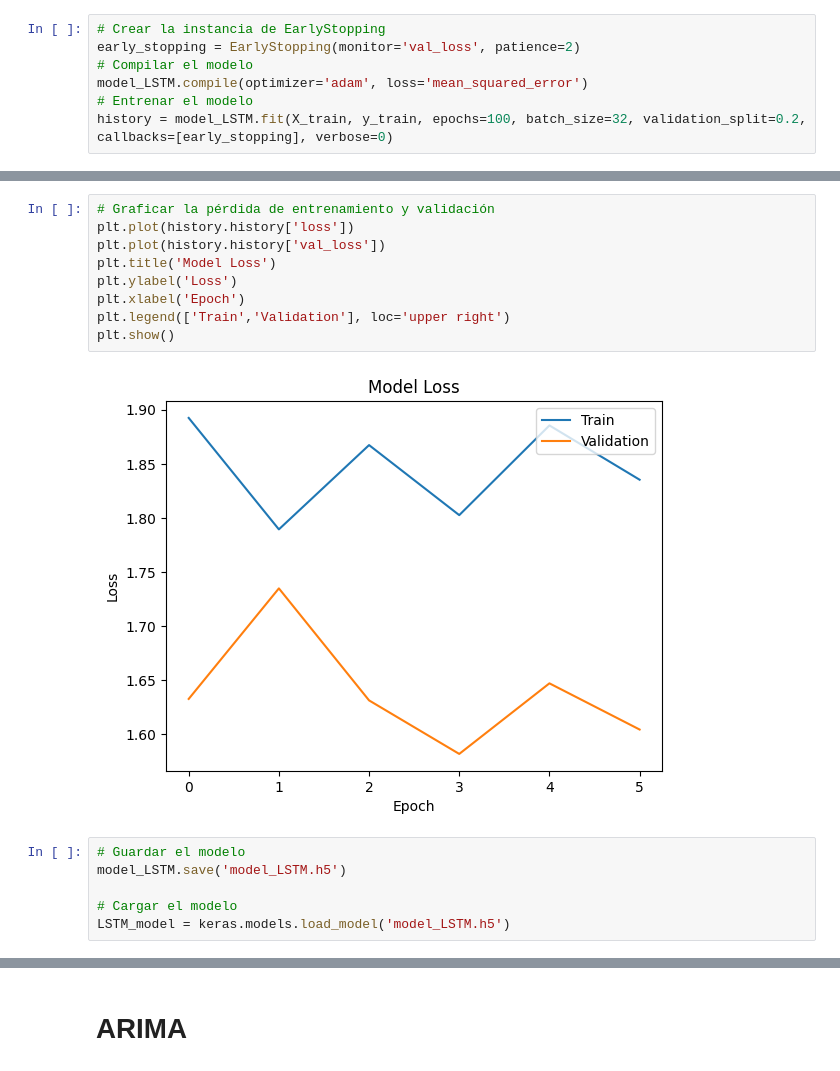
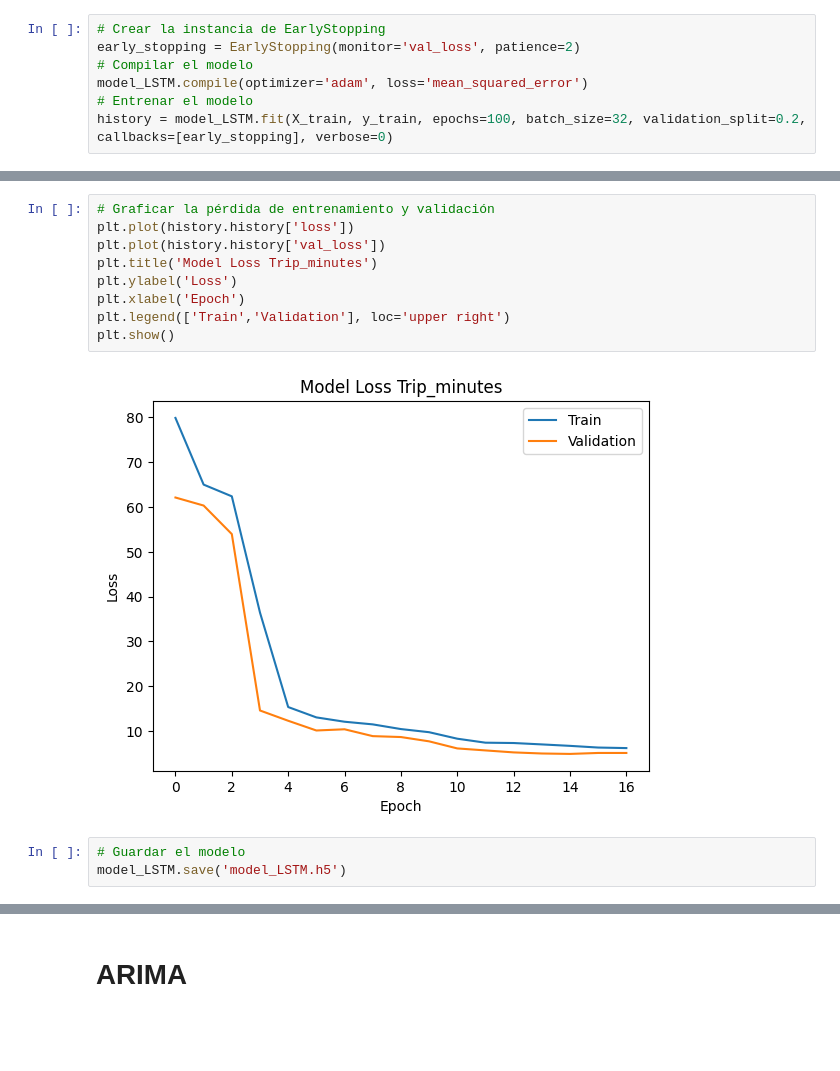
Before and after one commit to Proyect-Final-4Geeks-RJ/BiciMad_4geeks_ML, a Jupyter notebook: src/models_2.ipynb, the cells around one changed output, grey strips where cells are left out. Drawn from its saved outputs; the diff is of its cells as text; blank space fills up the shorter version.

Commit message:
model save by minutes and distance

```diff
--- a/src/models_2.ipynb
+++ b/src/models_2.ipynb
@@ -94,17 +94,14 @@ Train Loss: 1.4141384363174438, Test Loss: 1.9482653141021729
 # %%
 # Graficar la pérdida de entrenamiento y validación
 plt.plot(history.history['loss'])
 plt.plot(history.history['val_loss'])
-plt.title('Model Loss')
+plt.title('Model Loss Trip_minutes')
 plt.ylabel('Loss')
 plt.xlabel('Epoch')
 plt.legend(['Train','Validation'], loc='upper right')
 plt.show()
 # %% [output]
-[figure, old version]
+[figure, new version]
 # %%
 # Guardar el modelo
 model_LSTM.save('model_LSTM.h5')
-
-# Cargar el modelo
-LSTM_model = keras.models.load_model('model_LSTM.h5')
```
Also changed, not shown: parts of 18 cells of this notebook, 5 other files.
